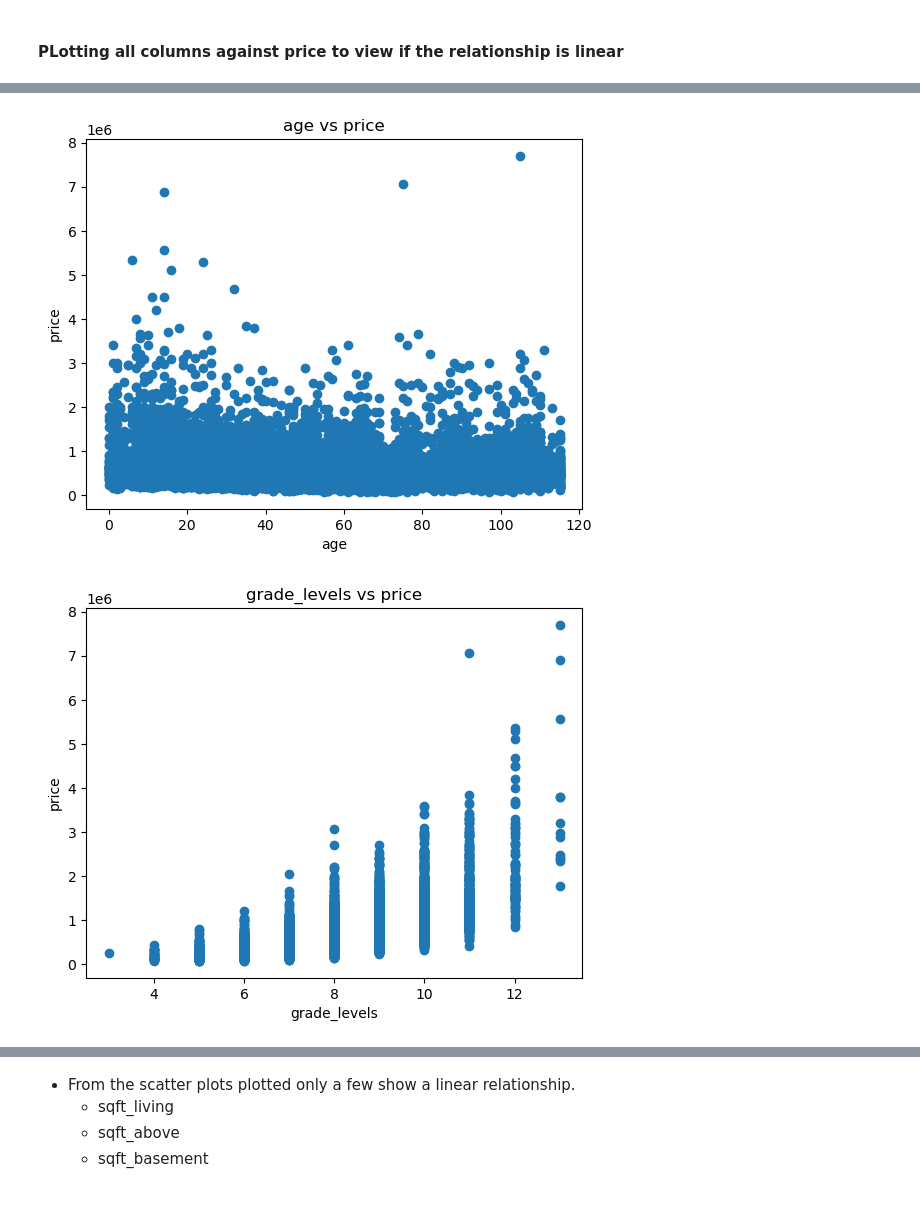
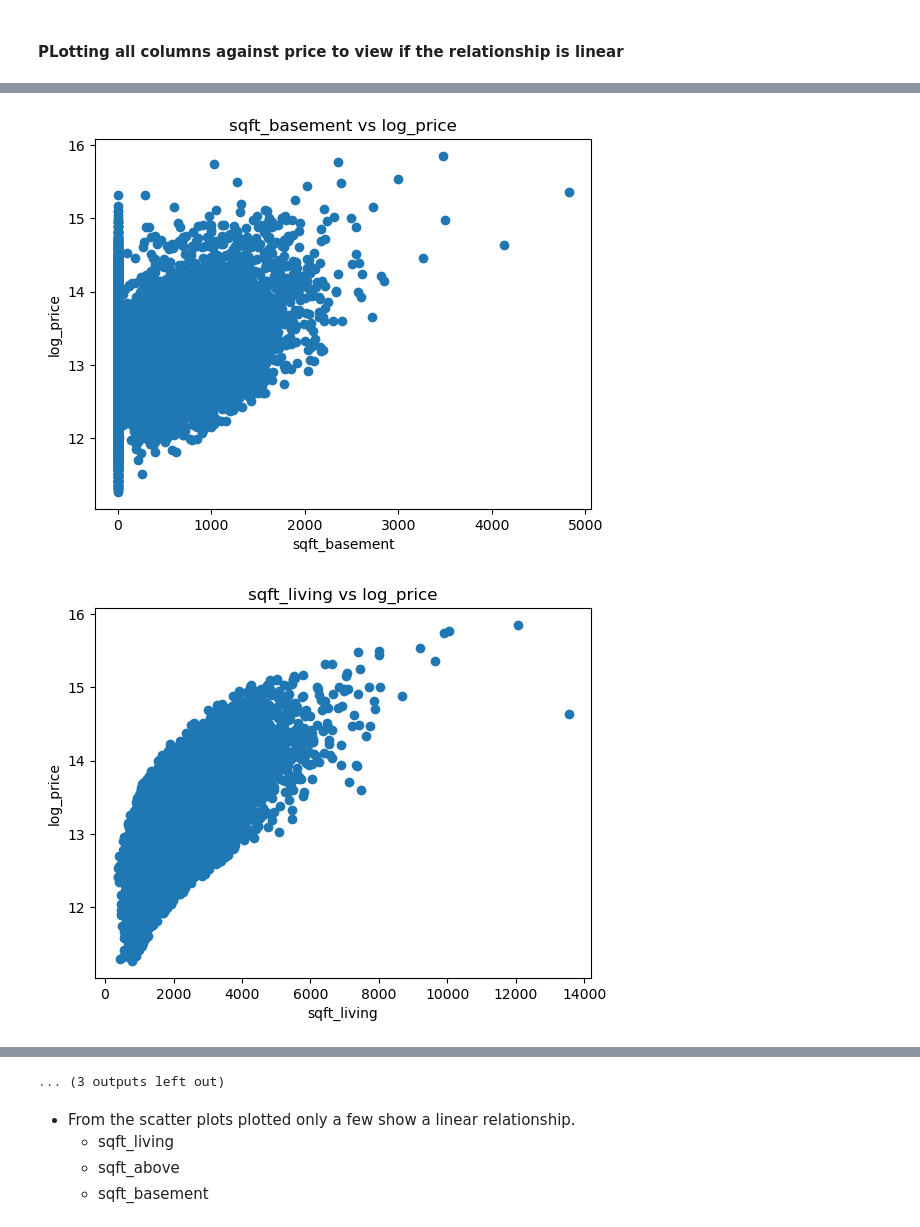
Before and after one commit to BEMOREMJ/phase-2-project, a Jupyter notebook: REAL ESTATE.ipynb, the cells around one changed output, grey strips where cells are left out. Saved outputs shown, nothing was run; the diff lists cells and outputs as text; code cells hidden in the pictures.

```diff
--- a/REAL ESTATE.ipynb
+++ b/REAL ESTATE.ipynb
@@ -522,2 +564,25 @@ Name: renovated, Length: 21596, dtype: int64
+# %%
+#Creating a function that calculates distance
+
+def distance(lat1, lon1, lat2, lon2):
+    R = 6371.01  # Earth's radius in km
+
+    # Convert latitude and longitude to radians
+    lat1 = radians(lat1)
+    lon1 = radians(lon1)
+    lat2 = radians(lat2)
+    lon2 = radians(lon2)
+
+    # Calculate the distance between two points using Haversine formula
+    dlon = lon2 - lon1
+    dlat = lat2 - lat1
+    a = sin(dlat / 2)**2 + cos(lat1) * cos(lat2) * sin(dlon / 2)**2
+    c = 2 * atan2(sqrt(a), sqrt(1 - a))
+    distance = R * c
+
+    return distance
+# %%
+# Coordinates for seattle are (47.6062N, 122.3321W)
+data['distance'] = data.apply(lambda row: distance(row['lat'], row['long'], 47.6062, -122.3321), axis=1)
 # %% [markdown]
 - Creating a new dataframe with columns we are going to need.
@@ -533,5 +599,5 @@ Index(['id', 'date', 'price', 'bedrooms', 'bathrooms', 'sqft_living',
 # %%
 #Creating a new dataframe
-dataset = data[['id', 'price', 'bedrooms', 'floors', 'condition', 'sqft_above', 'sqft_basement', 'sqft_living', 'sqft_lot', 'age', 'grade_levels', 'renovated']].copy()
-dataset
+dataset = data[['price', 'log_price', 'bedrooms', 'bathrooms', 'floors', 'condition', 'view', 'waterfront', 'sqft_above', 'sqft_basement', 'sqft_living', 'sqft_lot', 'age', 'grade_levels', 'renovated', 'distance']].copy()
+dataset['age'].value_counts()
 # %% [output]
@@ -561,5 +627,5 @@ def scater_plts(df, yy):
             plt.title(f"{col} vs {yy}")
             plt.show()
 
-scater_plts(dataset, 'price')
+scater_plts(dataset, 'log_price')
 # %% [output]
@@ -574,2 +640,2 @@ scater_plts(dataset, 'price')
-[figure, old version]
+[figure, new version]
-[figure, old version]
+[figure, new version]
@@ -577,3 +644,4 @@ scater_plts(dataset, 'price')
+... (3 outputs left out)
 # %% [markdown]
 - From the scatter plots plotted only a few show a linear relationship.
     - sqft_living
```
Also changed, not shown: parts of 84 cells of this notebook, 1 other file.
